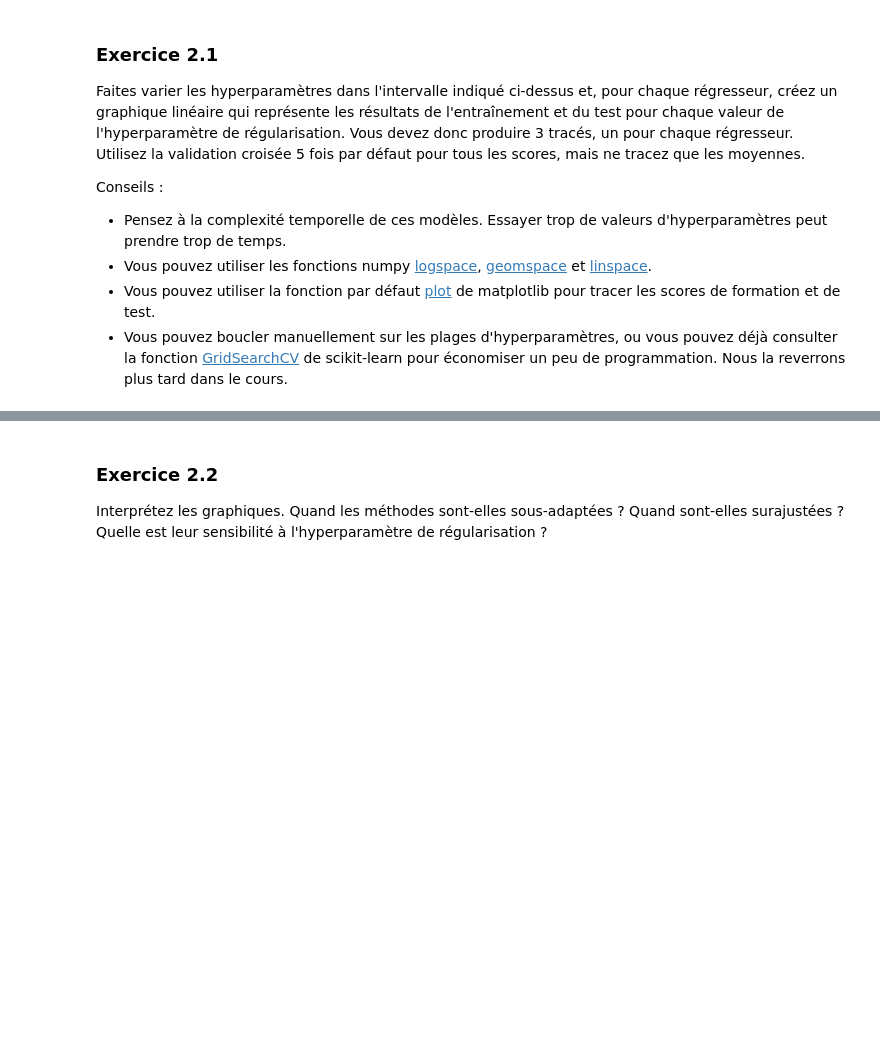
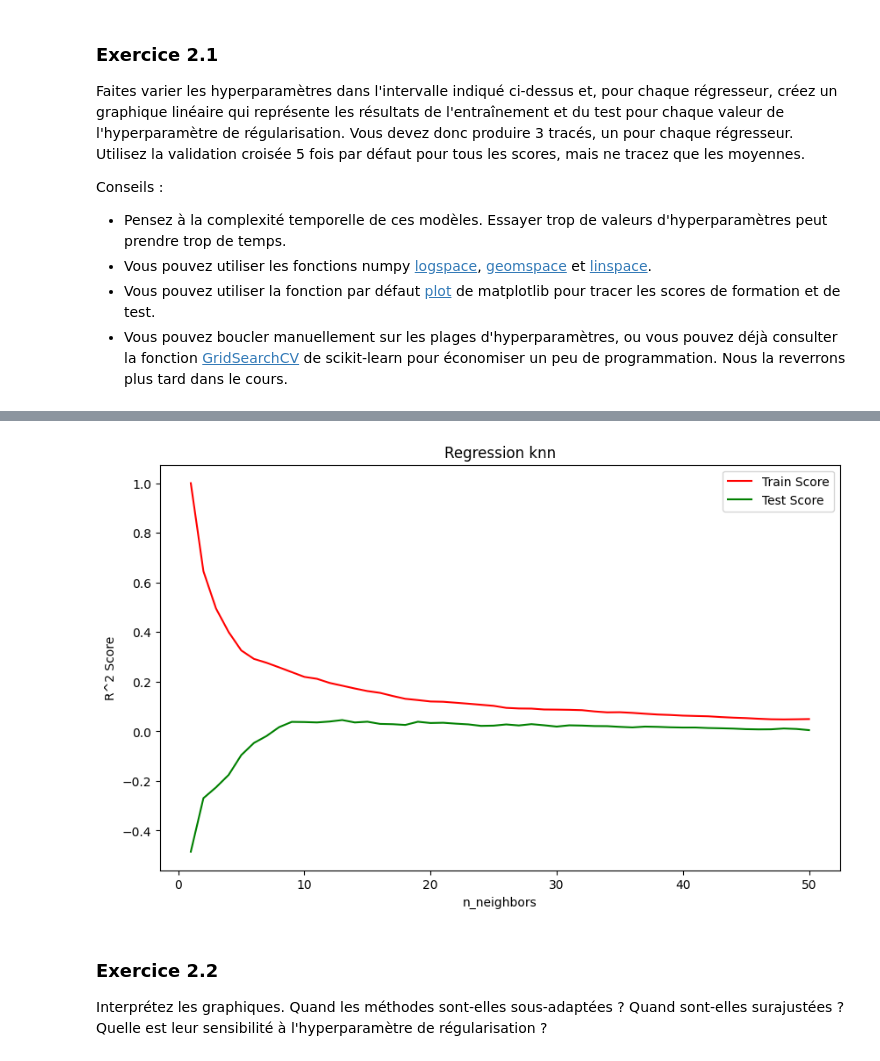
Before and after one commit to A-Helkias/Formation_Intermediaire, a Jupyter notebook: Machine Learning/2.1. Lab 3 - Linear Models for Regression.ipynb, the cells around one changed output, grey strips where cells are left out. Cells and saved outputs as stored; diff of their text form; code cells hidden in the pictures; blank space fills up the shorter version.

```diff
--- a/Machine Learning/2.1. Lab 3 - Linear Models for Regression.ipynb
+++ b/Machine Learning/2.1. Lab 3 - Linear Models for Regression.ipynb
@@ -176,3 +255,8 @@ Conseils :
+# %%
+knn = KNeighborsRegressor()
+plot_scores(knn, 'n_neighbors', param_grid_knn['n_neighbors'], X, y, "Regression knn" )
+# %% [output]
+[figure, added]
 # %% [markdown]
 ### Exercice 2.2
 Interprétez les graphiques. Quand les méthodes sont-elles sous-adaptées ? Quand sont-elles surajustées ? Quelle est leur sensibilité à l'hyperparamètre de régularisation ?
```
Also changed, not shown: parts of 15 cells of this notebook, 1 other file.
